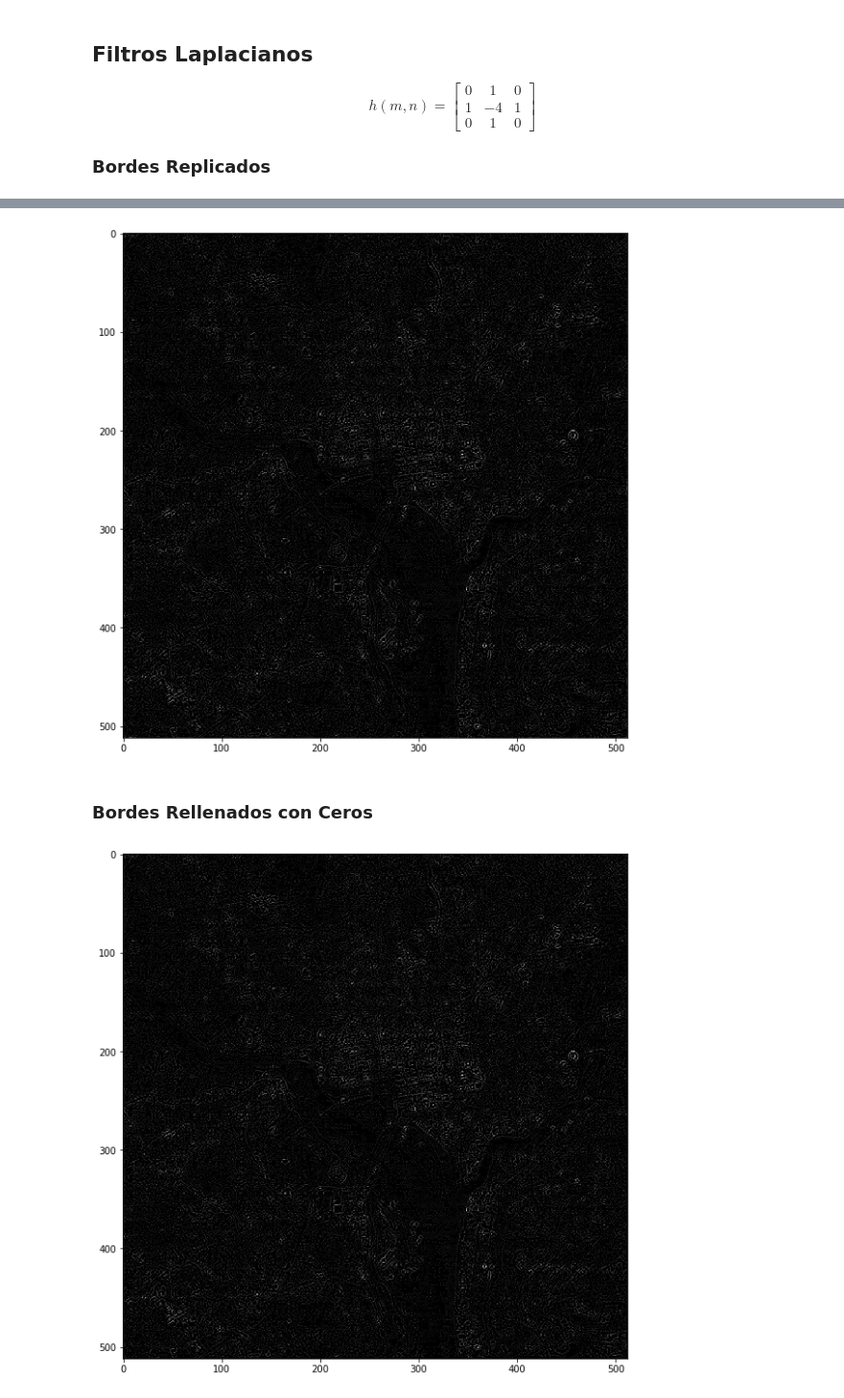
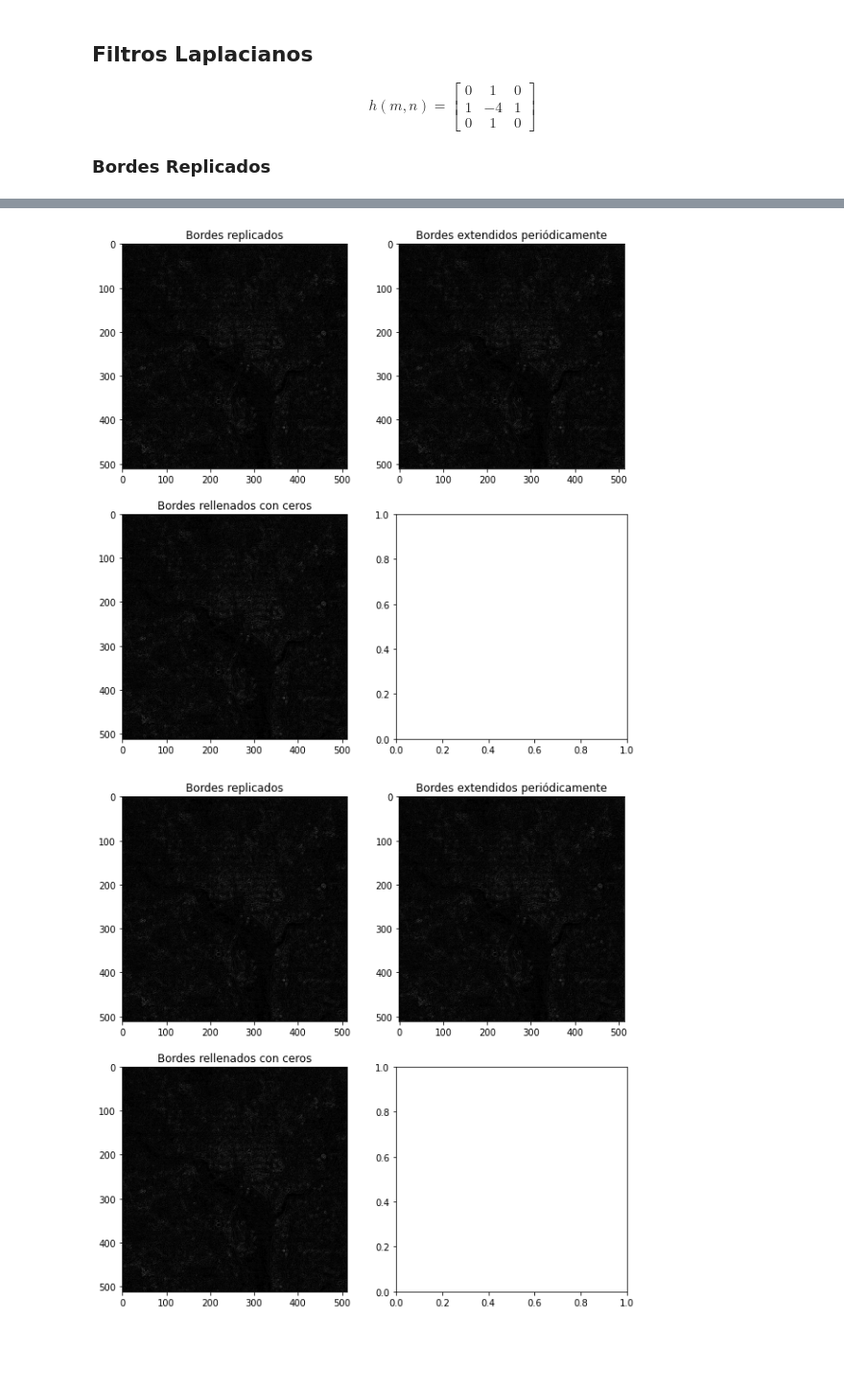
Before and after one commit to LeonelYLuego/University-Works, a Jupyter notebook: Procesamiento de Imágenes/Tarea 2.ipynb, the cells around one changed output, grey strips where cells are left out. Shown at 96% size. Cells and saved outputs as stored; diff of their text form; code cells hidden in the pictures; blank space fills up the shorter version.

```diff
--- a/Procesamiento de Imágenes/Tarea 2.ipynb
+++ b/Procesamiento de Imágenes/Tarea 2.ipynb
@@ -244,12 +184,27 @@ print_img(new_img)
-# %%
-new_img = correlation(np.array(img, np.uint8), mask, 'extension')
-print_img(new_img)
-# %% [output]
-[figure, removed]
-# %% [markdown]
-### Bordes Rellenados con Ceros
-# %%
-new_img = correlation(np.array(img, np.uint8), mask, 'zeros')
-print_img(new_img)
-# %% [output]
-[figure, removed]
+# %%
+def lap_filter(origin, mask_select=1):
+    if(mask_select == 1):
+        mask = np.array([[0, 1, 0],
+                 [1, -4, 1],
+                 [0, 1, 0]])
+    elif(mask_select == 2):
+        mask = np.array([[0, 1, 0],
+                 [1, -4, 1],
+                 [0, 1, 0]])
+    img1 = correlation(origin, mask, 'replicate')
+    img2 = correlation(origin, mask, 'extension')
+    img3 = correlation(origin, mask, 'zeros')
+    f, axarr = plt.subplots(2,2, figsize=(10, 10))
+    axarr[0,0].set_title('Bordes replicados')
+    axarr[0,0].imshow(img1, cmap='gray')
+    axarr[0,1].set_title('Bordes extendidos periódicamente')
+    axarr[0,1].imshow(img2, cmap='gray')
+    axarr[1,0].set_title('Bordes rellenados con ceros')
+    axarr[1,0].imshow(img3, cmap='gray')
+    plt.show()
+
+lap_filter(img, 1)
+lap_filter(img, 2)
+# %% [output]
+[figure, added]
+[figure, added]
```
Also changed, not shown: parts of 45 cells of this notebook.
